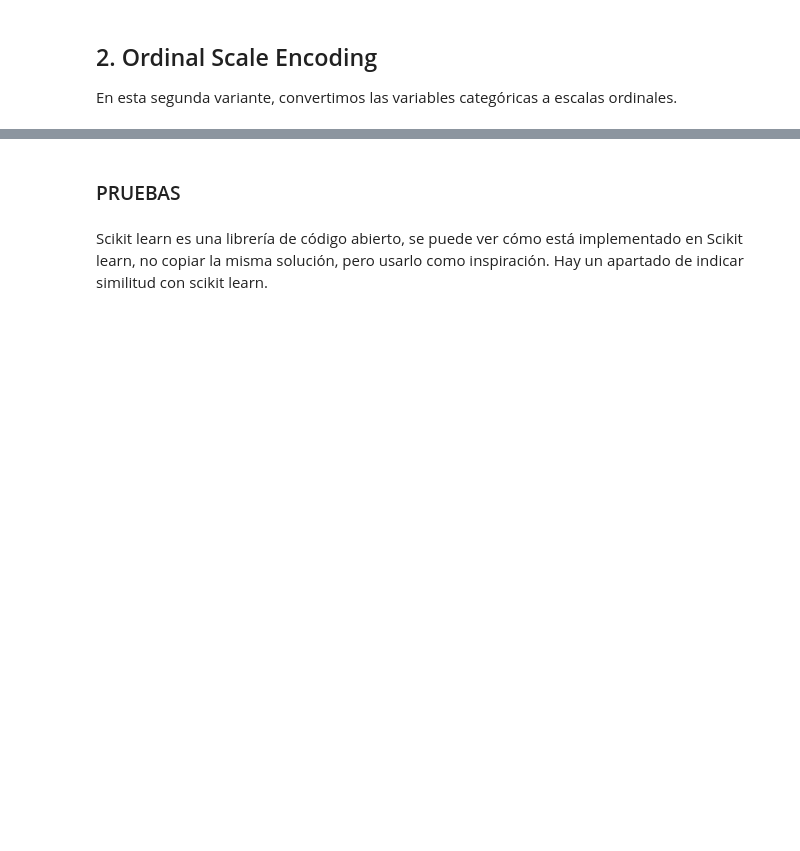
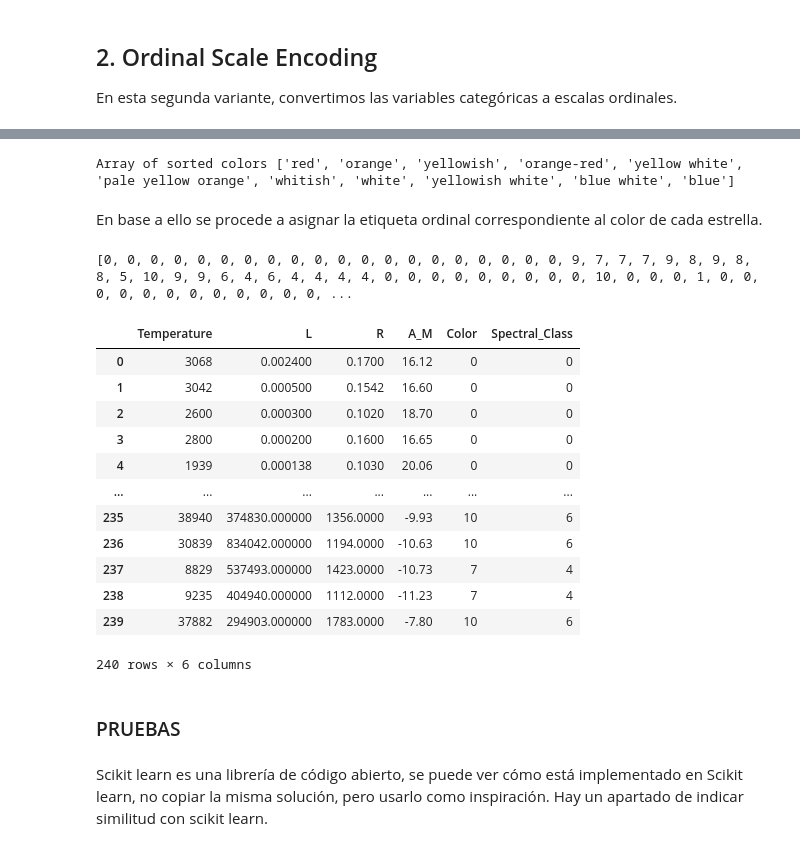
Before and after one commit to mgommez/practica2_ml, a Jupyter notebook: KMeans.ipynb, the cells around one changed output, grey strips where cells are left out. Cells and saved outputs as stored; diff of their text form; code cells hidden in the pictures; blank space fills up the shorter version.

```diff
--- a/KMeans.ipynb
+++ b/KMeans.ipynb
@@ -499,3 +504,64 @@ stars
+# %%
+color_means=[]
+
+iter = 0
+for color in stars_ordinal['Color'].unique():
+
+    temp= stars_ordinal[stars_ordinal['Color']==color]['Temperature'].mean()
+
+    # inserción del primer elemento
+    if iter == 0:
+        color_means.append({'Color': color, 'Temperature': temp})
+
+    # inserción del resto, comprobando la posición de inserción
+    else:
+        inserted= False
+        i=0
+        while not inserted and i<len(color_means):
+            if temp <= color_means[i]['Temperature']:
+                color_means.insert(i, {'Color': color, 'Temperature': temp})
+                inserted = True
+            i+=1
+
+        if not inserted:
+            color_means.append({'Color': color, 'Temperature': temp})
+
+    iter += 1
+    # print("array de medias actualizado: ", color_means)
+
+colors = []
+for i in range(len(color_means)):
+    colors.append(color_means[i]['Color'])
+print("Array of sorted colors", colors)
+# %% [output]
+Array of sorted colors ['red', 'orange', 'yellowish', 'orange-red', 'yellow white', 'pale yellow orange', 'whitish', 'white', 'yellowish white', 'blue white', 'blue']
+# %% [markdown]
+En base a ello se procede a asignar la etiqueta ordinal correspondiente al color de cada estrella.
+# %%
+labels= []
+
+#Iteramos 1 vez por fila
+for i in stars_ordinal['Color']:
+    labels.append(colors.index(i))
+
+stars_ordinal['Color']= labels
+
+stars_ordinal
+# %% [output]
+[0, 0, 0, 0, 0, 0, 0, 0, 0, 0, 0, 0, 0, 0, 0, 0, 0, 0, 0, 0, 9, 7, 7, 7, 9, 8, 9, 8, 8, 5, 10, 9, 9, 6, 4, 6, 4, 4, 4, 4, 0, 0, 0, 0, 0, 0, 0, 0, 0, 10, 0, 0, 0, 1, 0, 0, 0, 0, 0, 0, 0, 0, 0, 0, 0, 0, ...
+|  | Temperature | L | R | A_M | Color | Spectral_Class |
+| 0 | 3068 | 0.002400 | 0.1700 | 16.12 | 0 | 0 |
+| 1 | 3042 | 0.000500 | 0.1542 | 16.60 | 0 | 0 |
+| 2 | 2600 | 0.000300 | 0.1020 | 18.70 | 0 | 0 |
+| 3 | 2800 | 0.000200 | 0.1600 | 16.65 | 0 | 0 |
+| 4 | 1939 | 0.000138 | 0.1030 | 20.06 | 0 | 0 |
+| ... | ... | ... | ... | ... | ... | ... |
+| 235 | 38940 | 374830.000000 | 1356.0000 | -9.93 | 10 | 6 |
+| 236 | 30839 | 834042.000000 | 1194.0000 | -10.63 | 10 | 6 |
+| 237 | 8829 | 537493.000000 | 1423.0000 | -10.73 | 7 | 4 |
+| 238 | 9235 | 404940.000000 | 1112.0000 | -11.23 | 7 | 4 |
+| 239 | 37882 | 294903.000000 | 1783.0000 | -7.80 | 10 | 6 |
+240 rows × 6 columns
 # %% [markdown]
 ### PRUEBAS
 # %%
```
Also changed, not shown: parts of 31 cells of this notebook.
